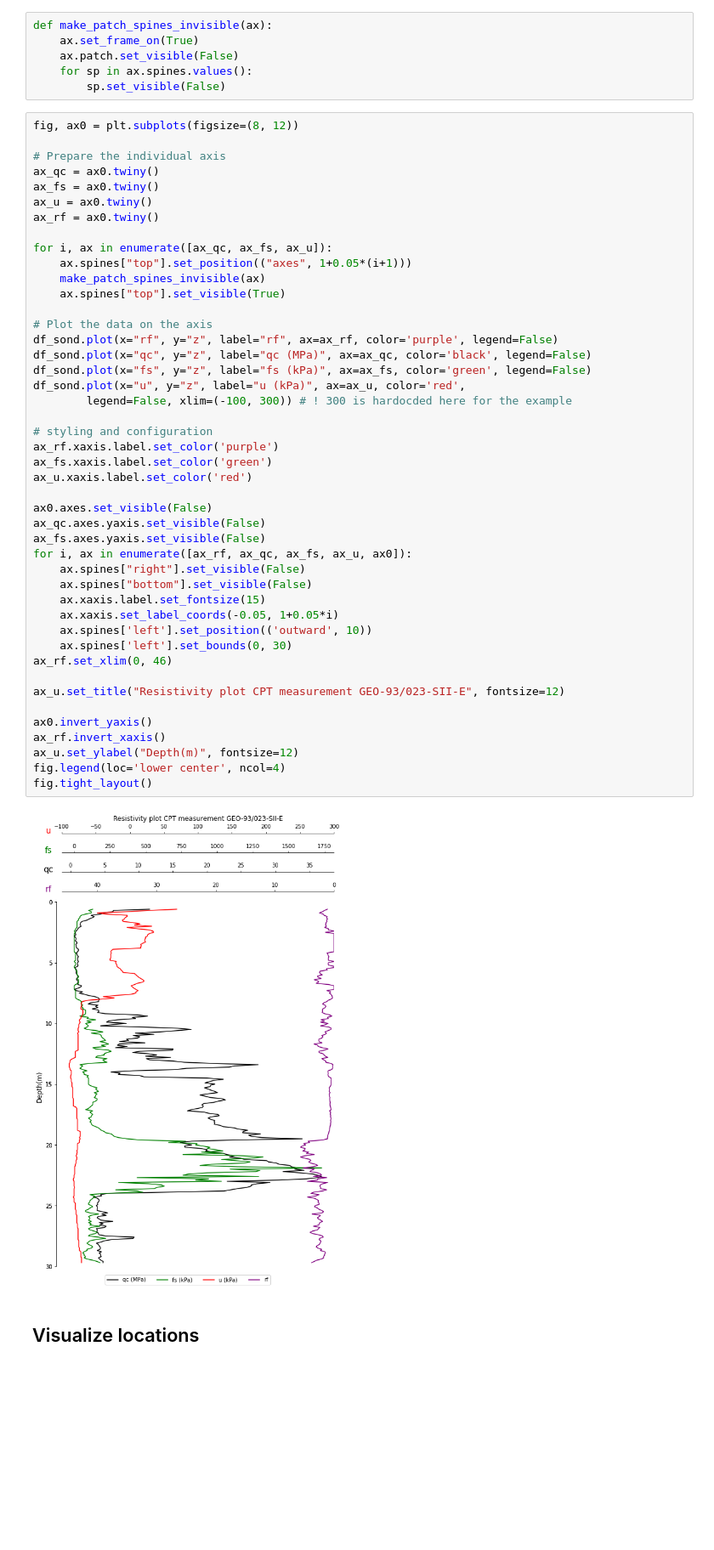
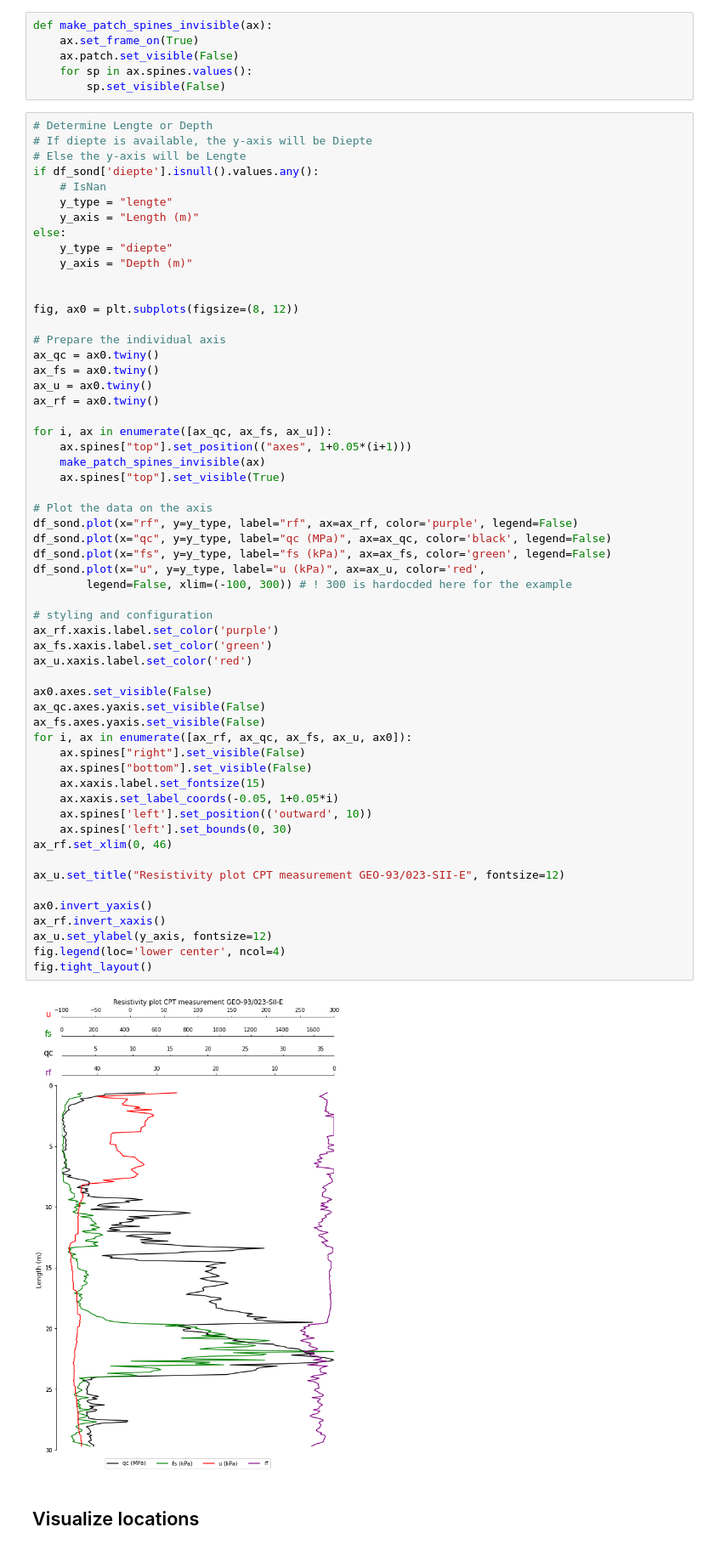
Before and after one commit to DOV-Vlaanderen/pydov, a Jupyter notebook: docs/notebooks/search_sonderingen.ipynb, the cells around one changed output. Shown at 85% size. Saved outputs shown, nothing was run; the diff lists cells and outputs as text; blank space fills up the shorter version.

Commit message:
Merge pull request #319 from DOV-Vlaanderen/300_Sondeerdiepte
Update Sondering type: change 'z' to 'lengte' and 'diepte' according to XSD schema update

```diff
--- a/docs/notebooks/search_sonderingen.ipynb
+++ b/docs/notebooks/search_sonderingen.ipynb
@@ -368,6 +368,18 @@ def make_patch_spines_invisible(ax):
     for sp in ax.spines.values():
         sp.set_visible(False)
 # %%
+# Determine Lengte or Depth
+# If diepte is available, the y-axis will be Diepte
+# Else the y-axis will be Lengte
+if df_sond['diepte'].isnull().values.any():
+    # IsNan
+    y_type = "lengte"
+    y_axis = "Length (m)"
+else:
+    y_type = "diepte"
+    y_axis = "Depth (m)"
+
+
 fig, ax0 = plt.subplots(figsize=(8, 12))
 
 # Prepare the individual axis
@@ -381,39 +393,39 @@ for i, ax in enumerate([ax_qc, ax_fs, ax_u]):
     make_patch_spines_invisible(ax)
     ax.spines["top"].set_visible(True)
 
 # Plot the data on the axis
-df_sond.plot(x="rf", y="z", label="rf", ax=ax_rf, color='purple', legend=False)
-df_sond.plot(x="qc", y="z", label="qc (MPa)", ax=ax_qc, color='black', legend=False)
-df_sond.plot(x="fs", y="z", label="fs (kPa)", ax=ax_fs, color='green', legend=False)
-df_sond.plot(x="u", y="z", label="u (kPa)", ax=ax_u, color='red',
+df_sond.plot(x="rf", y=y_type, label="rf", ax=ax_rf, color='purple', legend=False)
+df_sond.plot(x="qc", y=y_type, label="qc (MPa)", ax=ax_qc, color='black', legend=False)
+df_sond.plot(x="fs", y=y_type, label="fs (kPa)", ax=ax_fs, color='green', legend=False)
+df_sond.plot(x="u", y=y_type, label="u (kPa)", ax=ax_u, color='red',
         legend=False, xlim=(-100, 300)) # ! 300 is hardocded here for the example
 
 # styling and configuration
 ax_rf.xaxis.label.set_color('purple')
 ax_fs.xaxis.label.set_color('green')
 ax_u.xaxis.label.set_color('red')
 
 ax0.axes.set_visible(False)
 ax_qc.axes.yaxis.set_visible(False)
 ax_fs.axes.yaxis.set_visible(False)
 for i, ax in enumerate([ax_rf, ax_qc, ax_fs, ax_u, ax0]):
     ax.spines["right"].set_visible(False)
     ax.spines["bottom"].set_visible(False)
     ax.xaxis.label.set_fontsize(15)
     ax.xaxis.set_label_coords(-0.05, 1+0.05*i)
     ax.spines['left'].set_position(('outward', 10))
     ax.spines['left'].set_bounds(0, 30)
 ax_rf.set_xlim(0, 46)
 
 ax_u.set_title("Resistivity plot CPT measurement GEO-93/023-SII-E", fontsize=12)
 
 ax0.invert_yaxis()
 ax_rf.invert_xaxis()
-ax_u.set_ylabel("Depth(m)", fontsize=12)
+ax_u.set_ylabel(y_axis, fontsize=12)
 fig.legend(loc='lower center', ncol=4)
 fig.tight_layout()
 # %% [output]
-[figure, old version]
+[figure, new version]
 # %% [markdown]
 ## Visualize locations
 # %% [markdown]
```
Also changed, not shown: parts of 9 cells of this notebook, 5 other files.
